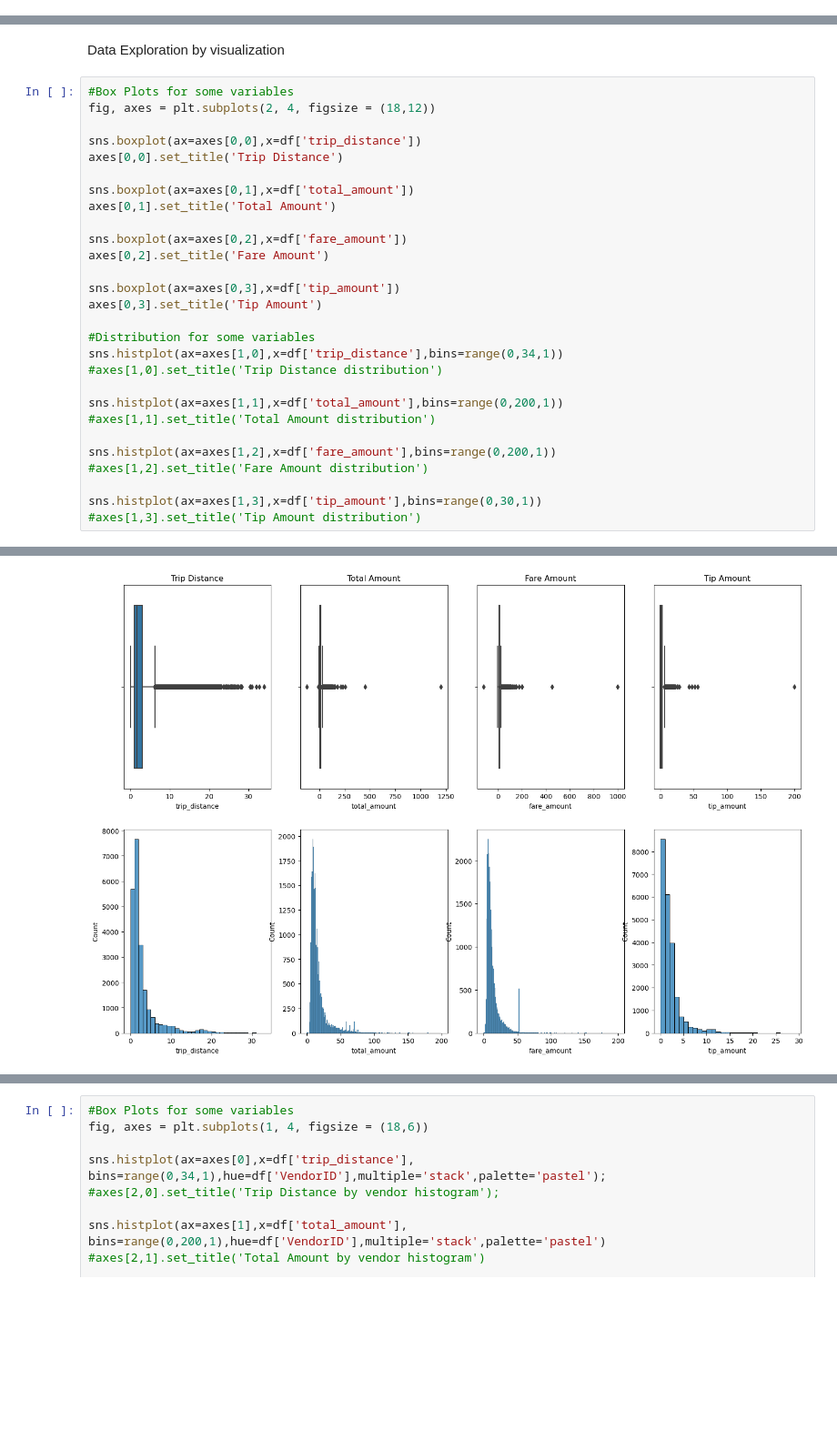
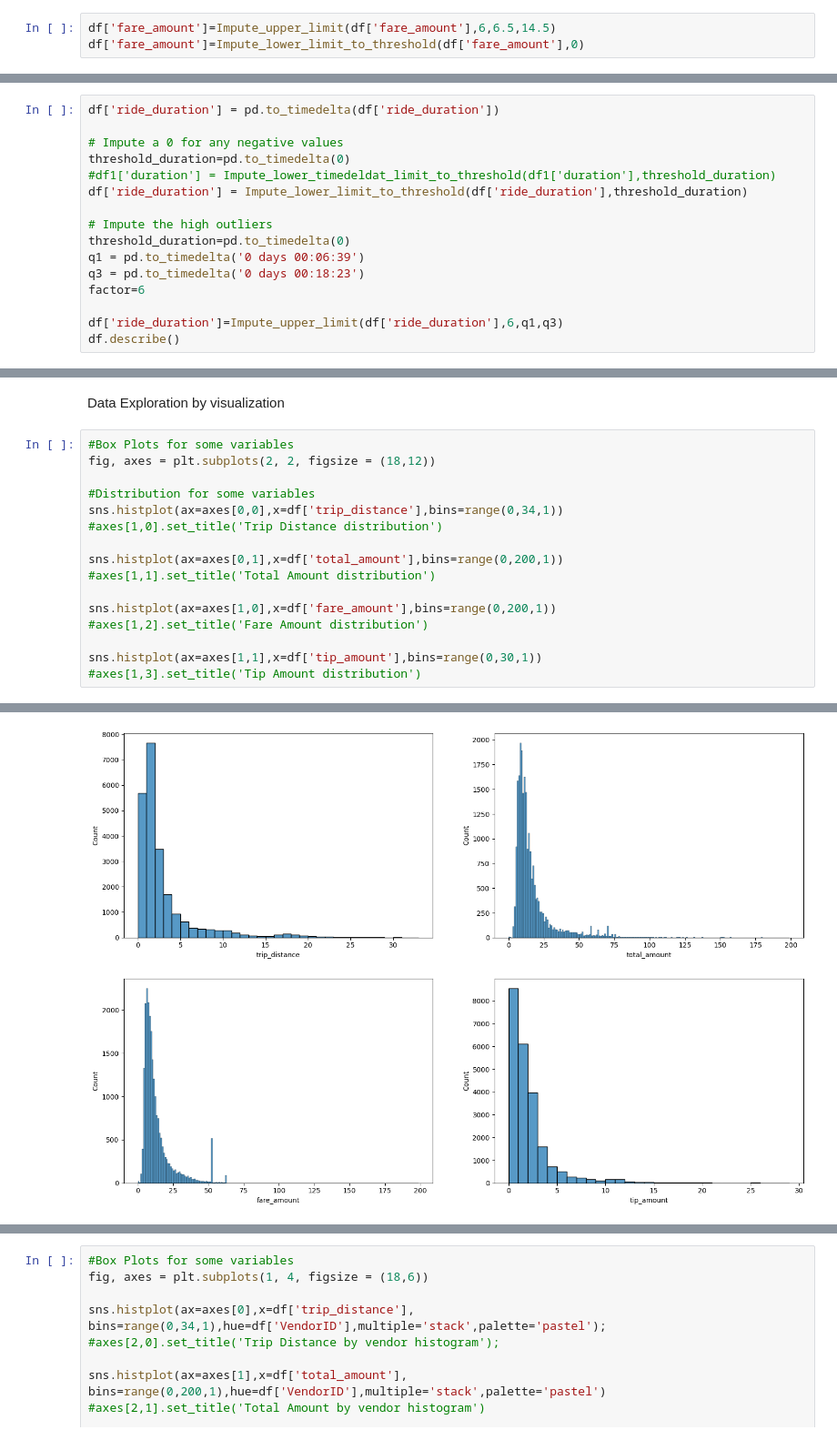
Before and after one commit to GururajPAthani/TLC_Project, a Jupyter notebook: TLC_Project.ipynb, the cells around one changed output, grey strips where cells are left out. Shown at 91% size. Saved outputs shown, nothing was run; the diff lists cells and outputs as text; blank space fills up the shorter version.

```diff
--- a/TLC_Project.ipynb
+++ b/TLC_Project.ipynb
@@ -165,0 +360,3 @@ print(df.dropna().shape)
+# %%
+df['fare_amount']=Impute_upper_limit(df['fare_amount'],6,6.5,14.5)
+df['fare_amount']=Impute_lower_limit_to_threshold(df['fare_amount'],0)
@@ -165,0 +374,16 @@ print(df.dropna().shape)
+# %%
+df['ride_duration'] = pd.to_timedelta(df['ride_duration'])
+
+# Impute a 0 for any negative values
+threshold_duration=pd.to_timedelta(0)
+#df1['duration'] = Impute_lower_timedeldat_limit_to_threshold(df1['duration'],threshold_duration)
+df['ride_duration'] = Impute_lower_limit_to_threshold(df['ride_duration'],threshold_duration)
+
+# Impute the high outliers
+threshold_duration=pd.to_timedelta(0)
+q1 = pd.to_timedelta('0 days 00:06:39')
+q3 = pd.to_timedelta('0 days 00:18:23')
+factor=6
+
+df['ride_duration']=Impute_upper_limit(df['ride_duration'],6,q1,q3)
+df.describe()
@@ -167,33 +520,21 @@ print(df.dropna().shape)
 Data Exploration by visualization
 # %%
 #Box Plots for some variables
-fig, axes = plt.subplots(2, 4, figsize = (18,12))
-
-sns.boxplot(ax=axes[0,0],x=df['trip_distance'])
-axes[0,0].set_title('Trip Distance')
-
-sns.boxplot(ax=axes[0,1],x=df['total_amount'])
-axes[0,1].set_title('Total Amount')
-
-sns.boxplot(ax=axes[0,2],x=df['fare_amount'])
-axes[0,2].set_title('Fare Amount')
-
-sns.boxplot(ax=axes[0,3],x=df['tip_amount'])
-axes[0,3].set_title('Tip Amount')
+fig, axes = plt.subplots(2, 2, figsize = (18,12))
 
 #Distribution for some variables
-sns.histplot(ax=axes[1,0],x=df['trip_distance'],bins=range(0,34,1))
+sns.histplot(ax=axes[0,0],x=df['trip_distance'],bins=range(0,34,1))
 #axes[1,0].set_title('Trip Distance distribution')
 
-sns.histplot(ax=axes[1,1],x=df['total_amount'],bins=range(0,200,1))
+sns.histplot(ax=axes[0,1],x=df['total_amount'],bins=range(0,200,1))
 #axes[1,1].set_title('Total Amount distribution')
 
-sns.histplot(ax=axes[1,2],x=df['fare_amount'],bins=range(0,200,1))
+sns.histplot(ax=axes[1,0],x=df['fare_amount'],bins=range(0,200,1))
 #axes[1,2].set_title('Fare Amount distribution')
 
-sns.histplot(ax=axes[1,3],x=df['tip_amount'],bins=range(0,30,1))
+sns.histplot(ax=axes[1,1],x=df['tip_amount'],bins=range(0,30,1))
 #axes[1,3].set_title('Tip Amount distribution')
 # %% [output]
 <Axes: xlabel='tip_amount', ylabel='Count'>
-[figure, old version]
+[figure, new version]
 # %% [markdown]
```
Also changed, not shown: parts of 126 cells of this notebook.
